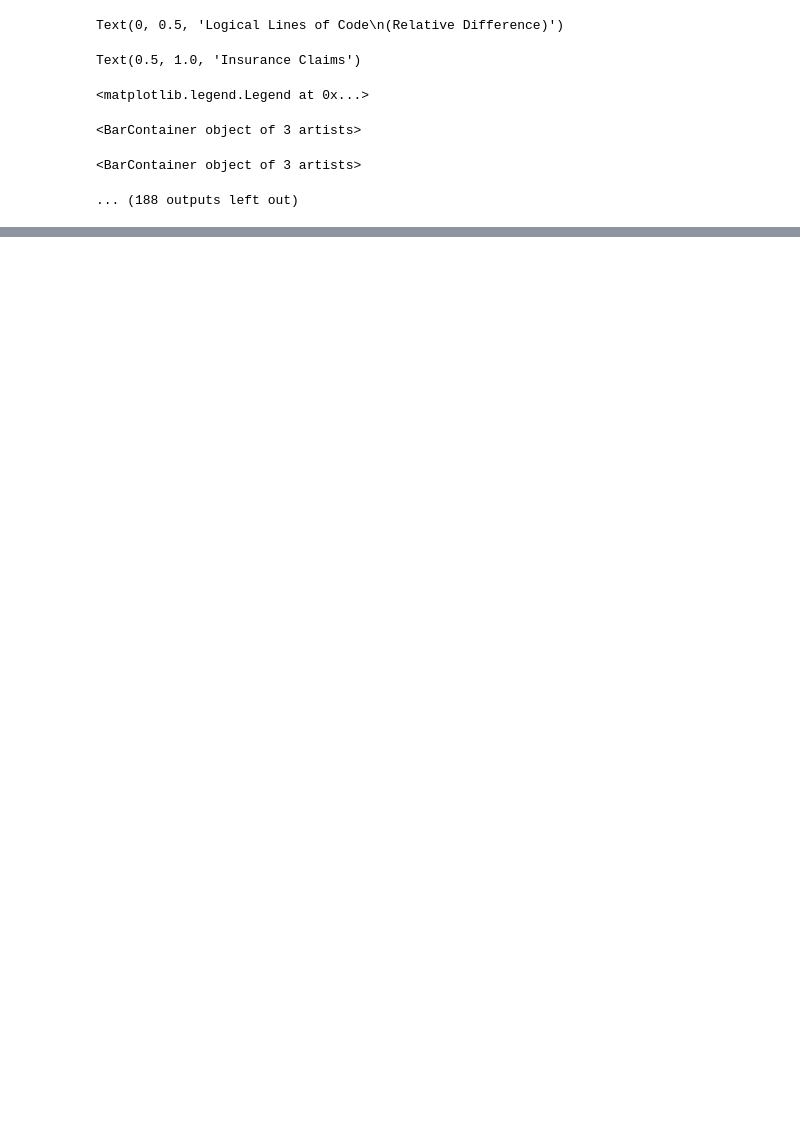
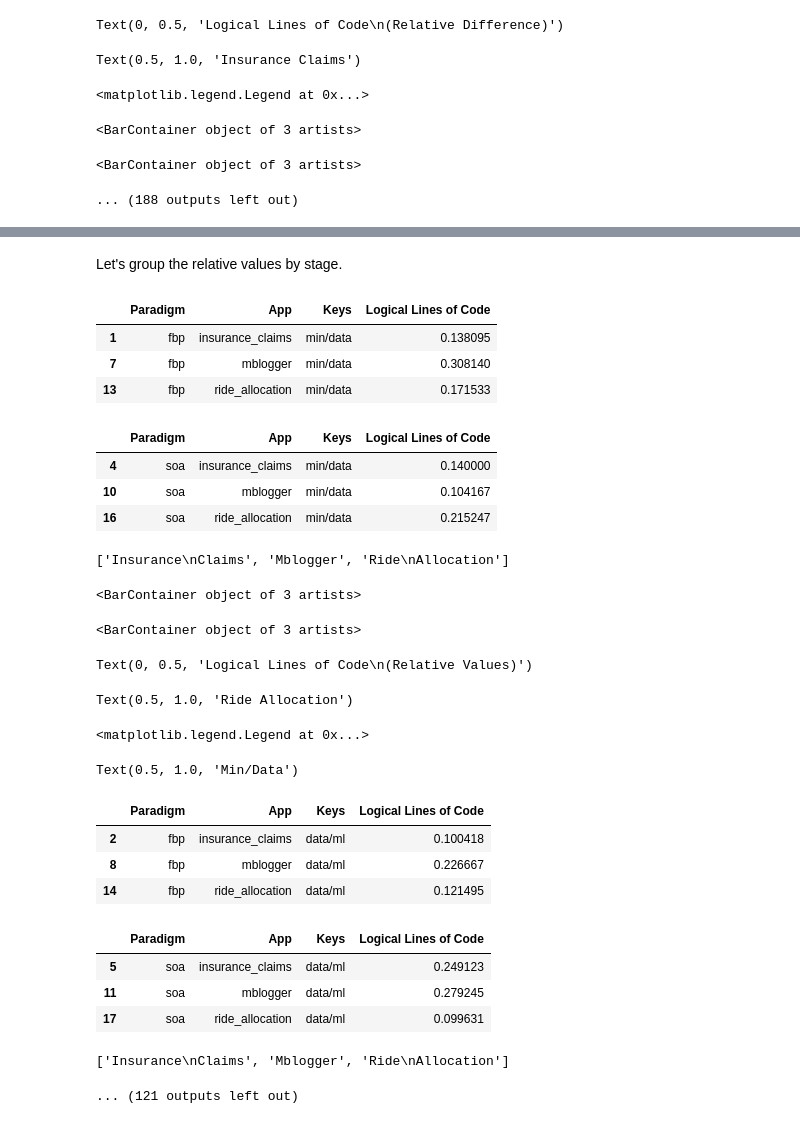
Before and after one commit to mlatcl/fbp-vs-soa, a Jupyter notebook: metrics_analysis.ipynb, the cells around one changed output, grey strips where cells are left out. Drawn from its saved outputs; the diff is of its cells as text; code cells hidden in the pictures; blank space fills up the shorter version.

Commit message:
adding code new plots grouped by stage to notebook

```diff
--- a/metrics_analysis.ipynb
+++ b/metrics_analysis.ipynb
@@ -278,0 +351,67 @@ Text(0.5, 1.0, 'Insurance Claims')
+# %% [markdown]
+Let's group the relative values by stage.
+# %%
+apps = all_changes_df["App"].unique().tolist();
+stages = all_changes_df["Keys"].unique().tolist();
+metrics = all_changes_df.columns[3:].tolist();
+
+metrics.remove('Halstead Volume');
+metrics.remove('Halstead Difficulty');
+metrics.remove('Halstead Effort');
+
+for metric in metrics:
+    fig, axes = plt.subplots(nrows=1, ncols=2,figsize=(12, 9));
+    for ic, stage in enumerate(stages):
+        values = all_changes_df[all_changes_df["Keys"] == stage][["Paradigm", "App", "Keys", metric]];
+        values_fbp = values.loc[values['Paradigm'].isin(['fbp'])];
+        values_fbp
+        values_soa = values.loc[values['Paradigm'].isin(['soa'])];
+        values_soa
+        labels = [app.replace("_","\n").title() for app in apps]
+        labels
+        X = np.arange(len(apps))
+        axes[ic].bar(
+            X, values_fbp[metric], width=0.25,
+            tick_label=labels, align='center', color='b'
+        );
+        axes[ic].bar(
+            X+0.25, values_soa[metric], width=0.25,
+            tick_label=labels, align='center', color='r'
+        );
+
+        axes[0].set_ylabel(metric.replace('avg','').replace('p99','') + '\n(Relative Values)');
+        axes[ic].set_title(app.replace('_', ' ').title());
+        legend_elements = [Line2D([0], [0], color='b', label='FBP'),
+                       Line2D([0], [0], color='r', label='SOA')];
+        axes[ic].legend(handles=legend_elements, loc='best');
+        axes[ic].set_title(stage[stage.rfind('_')+1:].title().replace('l','L'));
+
+    fig.tight_layout();
+    plt.savefig('figures/' + metric.replace(' ','_').lower() + '_relative.pdf');
+    plt.show();
+# %% [output]
+|  | Paradigm | App | Keys | Logical Lines of Code |
+| 1 | fbp | insurance_claims | min/data | 0.138095 |
+| 7 | fbp | mblogger | min/data | 0.308140 |
+| 13 | fbp | ride_allocation | min/data | 0.171533 |
+|  | Paradigm | App | Keys | Logical Lines of Code |
+| 4 | soa | insurance_claims | min/data | 0.140000 |
+| 10 | soa | mblogger | min/data | 0.104167 |
+| 16 | soa | ride_allocation | min/data | 0.215247 |
+['Insurance\nClaims', 'Mblogger', 'Ride\nAllocation']
+<BarContainer object of 3 artists>
+<BarContainer object of 3 artists>
+Text(0, 0.5, 'Logical Lines of Code\n(Relative Values)')
+Text(0.5, 1.0, 'Ride Allocation')
+<matplotlib.legend.Legend at 0x...>
+Text(0.5, 1.0, 'Min/Data')
+|  | Paradigm | App | Keys | Logical Lines of Code |
+| 2 | fbp | insurance_claims | data/ml | 0.100418 |
+| 8 | fbp | mblogger | data/ml | 0.226667 |
+| 14 | fbp | ride_allocation | data/ml | 0.121495 |
+|  | Paradigm | App | Keys | Logical Lines of Code |
+| 5 | soa | insurance_claims | data/ml | 0.249123 |
+| 11 | soa | mblogger | data/ml | 0.279245 |
+| 17 | soa | ride_allocation | data/ml | 0.099631 |
+['Insurance\nClaims', 'Mblogger', 'Ride\nAllocation']
+... (121 outputs left out)
```
Also changed, not shown: parts of 2 cells of this notebook, 24 other files.
